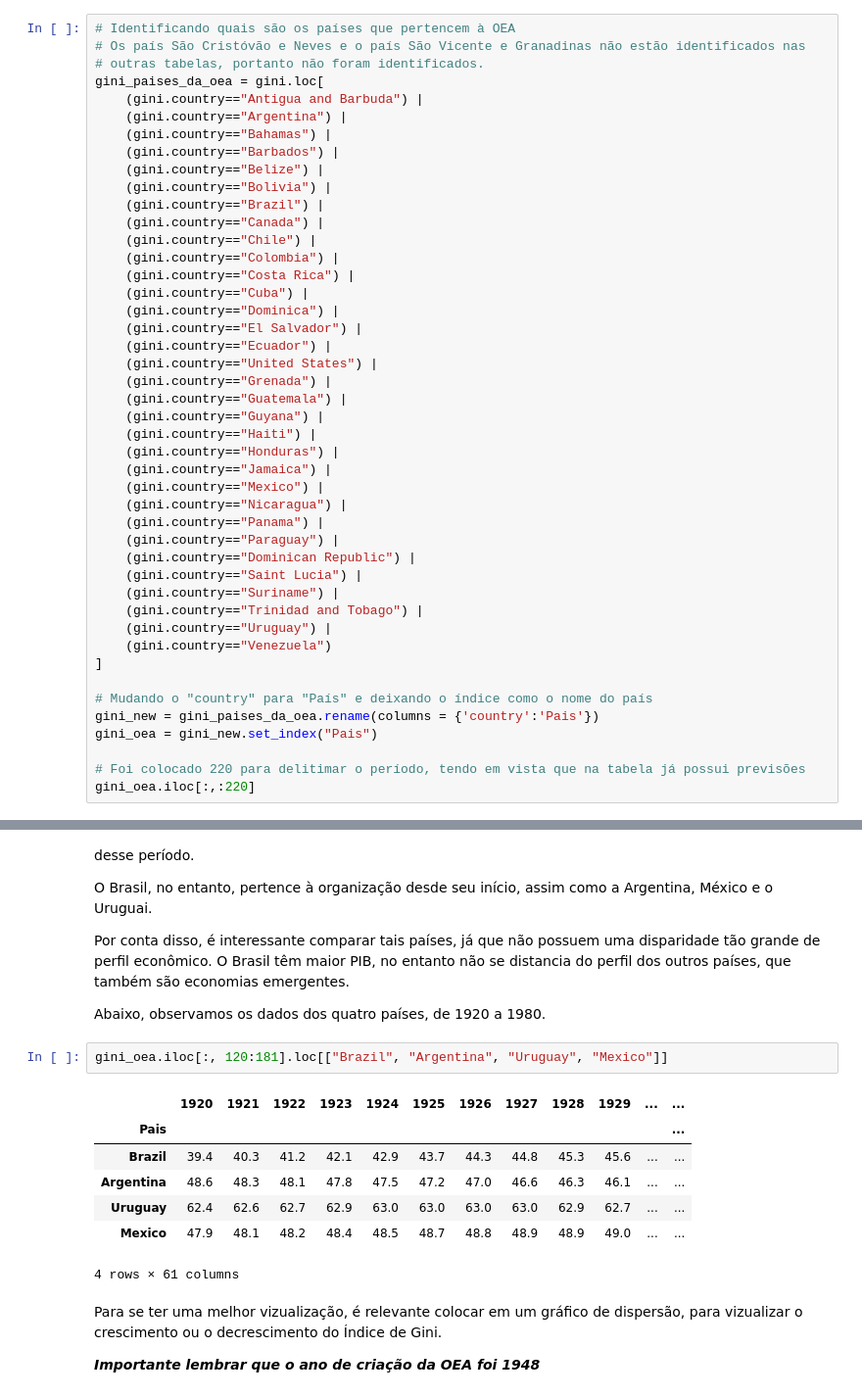
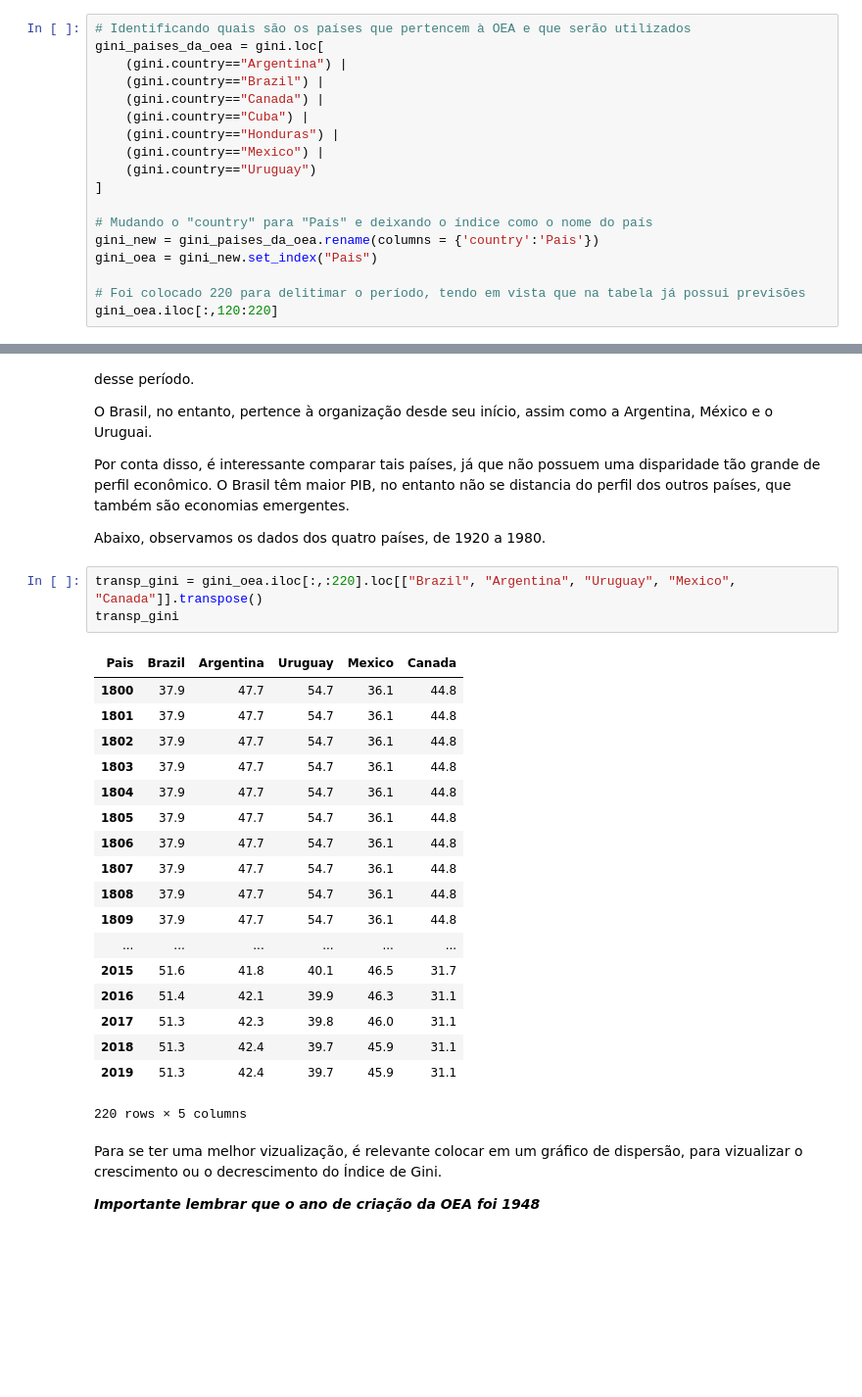
Before and after one commit to williamars/Ciencia-dos-Dados---P1, a Jupyter notebook: Rascunho P1 - William Silva.ipynb, the cells around one changed output, grey strips where cells are left out. Shown: that part at 98% size. Saved outputs shown, nothing was run; the diff lists cells and outputs as text; blank space fills up the shorter version.

```diff
--- a/Rascunho P1 - William Silva.ipynb
+++ b/Rascunho P1 - William Silva.ipynb
@@ -76,42 +187,15 @@ Acima, temos os países que pertencem à OEA. No entanto, os nomes estão em por
 
 Primeiramente, será feita a análise do Índice de Gini, que mede o nível de desigualdade dos países. Quanto maior o índice, mais desigual é aquele país, naquele determinado ano. A análise irá consistir em ver se os países que entraram à OEA apresentaram uma redução na desigualdade, para ver se de fato esse objetivo da OEA está sendo cumprido. A hipótese é de que não tenha redução significativa, mas tenha um aumento, tendo em vista a aplicação de políticas neoliberais.
 # %%
-# Identificando quais são os países que pertencem à OEA
-# Os país São Cristóvão e Neves e o país São Vicente e Granadinas não estão identificados nas
-# outras tabelas, portanto não foram identificados.
+# Identificando quais são os países que pertencem à OEA e que serão utilizados
 gini_paises_da_oea = gini.loc[
-    (gini.country=="Antigua and Barbuda") |
     (gini.country=="Argentina") |
-    (gini.country=="Bahamas") |
-    (gini.country=="Barbados") |
-    (gini.country=="Belize") |
-    (gini.country=="Bolivia") |
     (gini.country=="Brazil") |
     (gini.country=="Canada") |
-    (gini.country=="Chile") |
-    (gini.country=="Colombia") |
-    (gini.country=="Costa Rica") |
     (gini.country=="Cuba") |
-    (gini.country=="Dominica") |
-    (gini.country=="El Salvador") |
-    (gini.country=="Ecuador") |
-    (gini.country=="United States") |
-    (gini.country=="Grenada") |
-    (gini.country=="Guatemala") |
-    (gini.country=="Guyana") |
-    (gini.country=="Haiti") |
     (gini.country=="Honduras") |
-    (gini.country=="Jamaica") |
     (gini.country=="Mexico") |
-    (gini.country=="Nicaragua") |
-    (gini.country=="Panama") |
-    (gini.country=="Paraguay") |
-    (gini.country=="Dominican Republic") |
-    (gini.country=="Saint Lucia") |
-    (gini.country=="Suriname") |
-    (gini.country=="Trinidad and Tobago") |
-    (gini.country=="Uruguay") |
-    (gini.country=="Venezuela")
+    (gini.country=="Uruguay")
 ]
 
 # Mudando o "country" para "País" e deixando o índice como o nome do país
@@ -119,5 +203,5 @@ gini_new = gini_paises_da_oea.rename(columns = {'country':'Pais'})
 gini_oea = gini_new.set_index("Pais")
 
 # Foi colocado 220 para delitimar o período, tendo em vista que na tabela já possui previsões
-gini_oea.iloc[:,:220]
+gini_oea.iloc[:,120:220]
 # %% [output]
@@ -178,15 +244,27 @@ Por conta disso, é interessante comparar tais países, já que não possuem uma
 
 Abaixo, observamos os dados dos quatro países, de 1920 a 1980.
 # %%
-gini_oea.iloc[:, 120:181].loc[["Brazil", "Argentina", "Uruguay", "Mexico"]]
+transp_gini = gini_oea.iloc[:,:220].loc[["Brazil", "Argentina", "Uruguay", "Mexico", "Canada"]].transpose()
+transp_gini
 # %% [output]
-|  | 1920 | 1921 | 1922 | 1923 | 1924 | 1925 | 1926 | 1927 | 1928 | 1929 | ... | ... |
-| Pais |  |  |  |  |  |  |  |  |  |  |  | ... |
-| Brazil | 39.4 | 40.3 | 41.2 | 42.1 | 42.9 | 43.7 | 44.3 | 44.8 | 45.3 | 45.6 | ... | ... |
-| Argentina | 48.6 | 48.3 | 48.1 | 47.8 | 47.5 | 47.2 | 47.0 | 46.6 | 46.3 | 46.1 | ... | ... |
-| Uruguay | 62.4 | 62.6 | 62.7 | 62.9 | 63.0 | 63.0 | 63.0 | 63.0 | 62.9 | 62.7 | ... | ... |
-| Mexico | 47.9 | 48.1 | 48.2 | 48.4 | 48.5 | 48.7 | 48.8 | 48.9 | 48.9 | 49.0 | ... | ... |
+| Pais | Brazil | Argentina | Uruguay | Mexico | Canada |
+| 1800 | 37.9 | 47.7 | 54.7 | 36.1 | 44.8 |
+| 1801 | 37.9 | 47.7 | 54.7 | 36.1 | 44.8 |
+| 1802 | 37.9 | 47.7 | 54.7 | 36.1 | 44.8 |
+| 1803 | 37.9 | 47.7 | 54.7 | 36.1 | 44.8 |
+| 1804 | 37.9 | 47.7 | 54.7 | 36.1 | 44.8 |
+| 1805 | 37.9 | 47.7 | 54.7 | 36.1 | 44.8 |
+| 1806 | 37.9 | 47.7 | 54.7 | 36.1 | 44.8 |
+| 1807 | 37.9 | 47.7 | 54.7 | 36.1 | 44.8 |
+| 1808 | 37.9 | 47.7 | 54.7 | 36.1 | 44.8 |
+| 1809 | 37.9 | 47.7 | 54.7 | 36.1 | 44.8 |
+| ... | ... | ... | ... | ... | ... |
+| 2015 | 51.6 | 41.8 | 40.1 | 46.5 | 31.7 |
+| 2016 | 51.4 | 42.1 | 39.9 | 46.3 | 31.1 |
+| 2017 | 51.3 | 42.3 | 39.8 | 46.0 | 31.1 |
+| 2018 | 51.3 | 42.4 | 39.7 | 45.9 | 31.1 |
+| 2019 | 51.3 | 42.4 | 39.7 | 45.9 | 31.1 |
-4 rows × 61 columns
+220 rows × 5 columns
 # %% [markdown]
 Para se ter uma melhor vizualização, é relevante colocar em um gráfico de dispersão, para vizualizar o crescimento ou o decrescimento do Índice de Gini.
 
```
Also changed, not shown: parts of 32 cells of this notebook, 1 other file.
